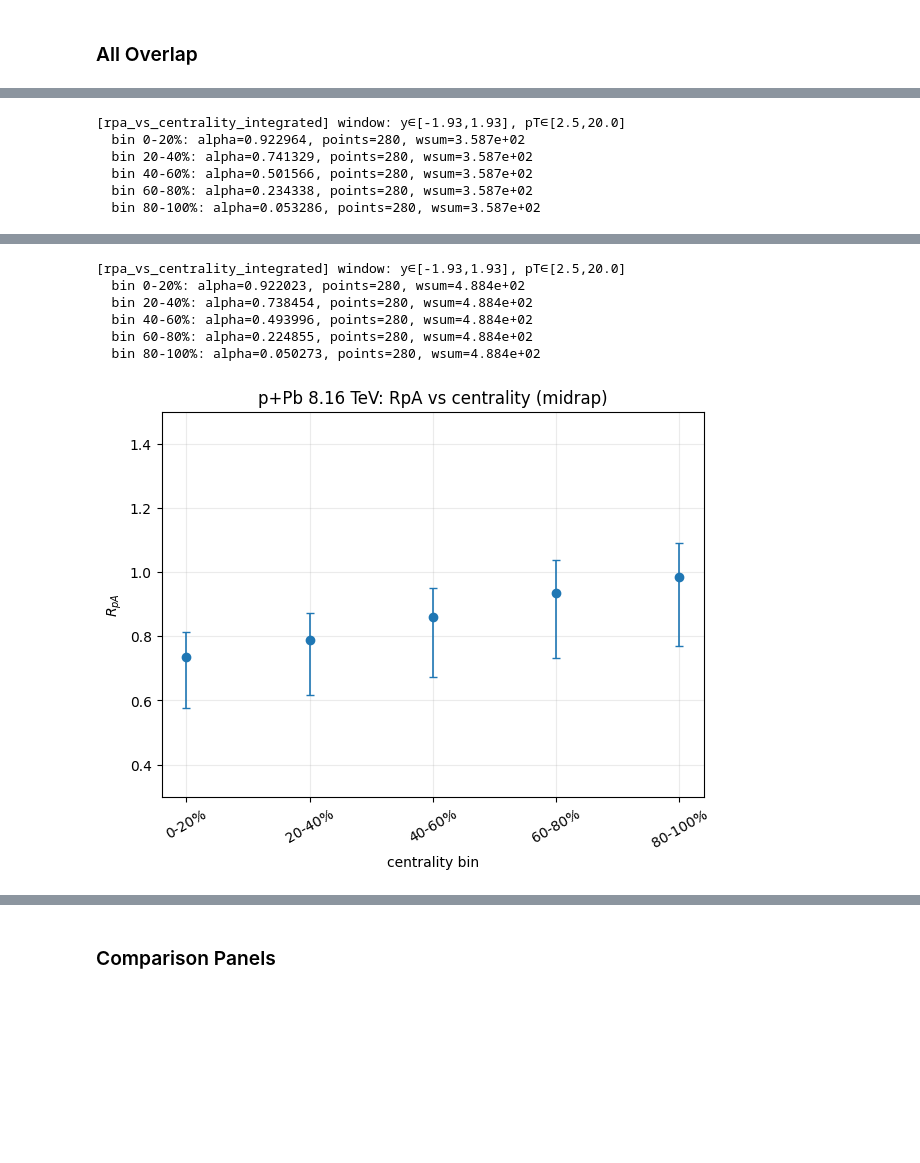
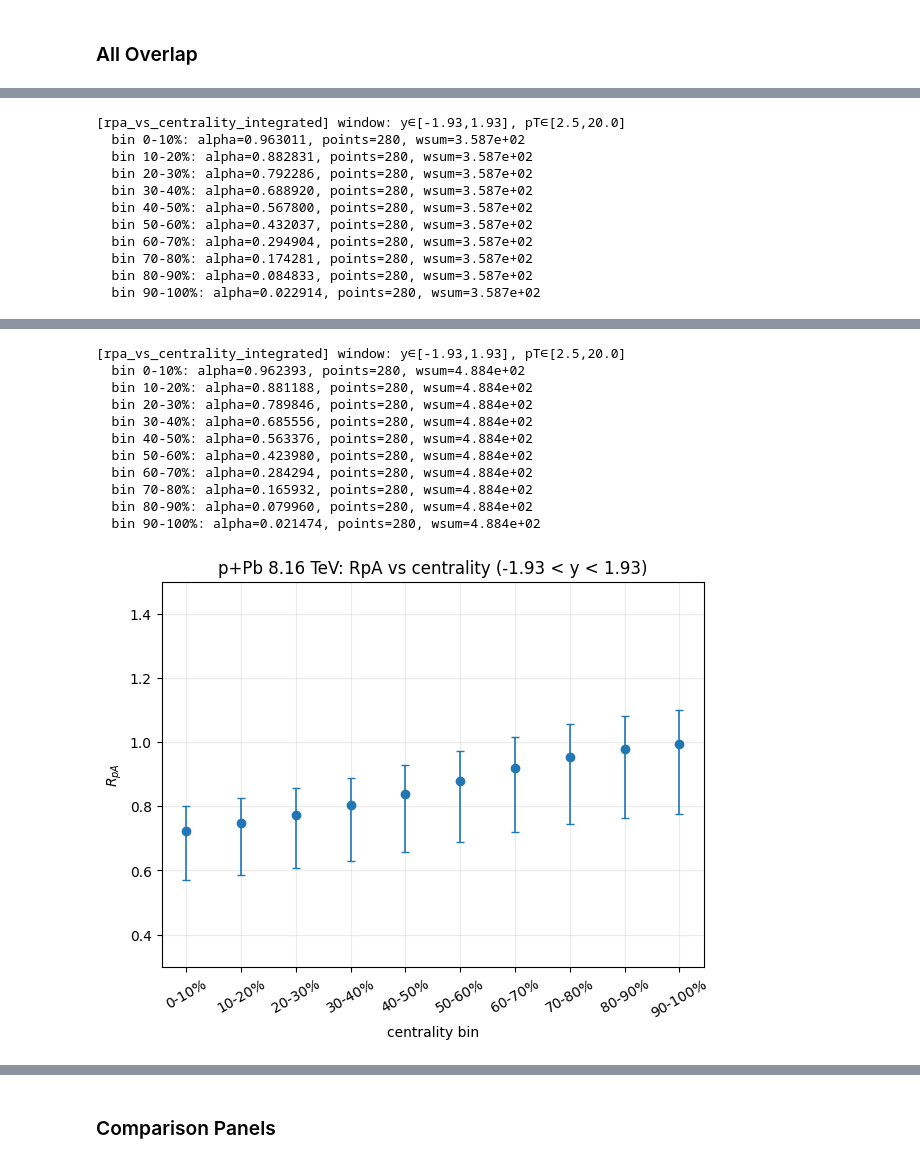
Before and after one commit to sabinthapa100/charmonia_combined_analysis, a Jupyter notebook: nPDF_Centrality.ipynb, the cells around one changed output, grey strips where cells are left out. Drawn from its saved outputs; the diff is of its cells as text; code cells hidden in the pictures; blank space fills up the shorter version.

```diff
--- a/nPDF_Centrality.ipynb
+++ b/nPDF_Centrality.ipynb
@@ -495,7 +495,7 @@ def SAWS_vs_b(model, rgrid, pa_df, y_min, y_max, pt_min, pt_max,
     return pd.DataFrame(rows)
 # %%
 # S_AWS vs impact parameter (forward window as example)
-b_vals = np.linspace(0, 12, 121)
+b_vals = np.linspace(0, 8, 101)
 tab_SAWS_b = SAWS_vs_b(model5, rgrid5, sys5.df_pa,
                        y_min=2.5, y_max=4.0, pt_min=2.5, pt_max=20.0,
                        b_values=b_vals, sigmaNN_mb=sigmaNN_mb5)
@@ -510,5 +510,5 @@ plt.show()
 # %%
-cent_edges = [0,20,40,60,80,100]
+cent_edges = [0,10,20,30,40,50,60,70,80,90,100]
 
 # S_AWS vs y (pT ≥ 2.5)
 saws_y_tabs = SAWS_vs_y_by_centrality(model5, rgrid5, sys5.df_pa, cent_edges,
@@ -553,7 +585,7 @@ res_b = model5.rpa_vs_b(
     rgrid=rgrid5, df_pa=sys5.df_pa,
     y_min=-5, y_max=4.0,        # CMS mid-rapidity
     pt_min=0.0,  pt_max=20.0,
-    b_values=None,                  # use model's b grid
+    b_values=b_vals,                  # use model's b grid
     sigmaNN_mb=sigmaNN_mb5,
     verbose=True
 )
@@ -628,12 +660,17 @@ def rpa_vs_cent_table(model, rgrid, pa_df, ywin, ptmin, ptmax, out_dir, tag, nam
     return tab
 # %%
 #  5.02 TeV vs 8 (correct σNN)
-tab5_mid = rpa_vs_cent_table(model5, rgrid5, sys5.df_pa, (-1.93, 1.93), 2.5, 20.0, out5, "p+Pb 5.02 TeV", "midrap",   sigmaNN_mb5)
-tab8_mid = rpa_vs_cent_table(model8, rgrid8, sys8.df_pa, (-1.93, 1.93), 2.5, 20.0, out8, "p+Pb 8.16 TeV", "midrap",   sigmaNN_mb8)
+tab5_mid = rpa_vs_cent_table(model5, rgrid5, sys5.df_pa, (-1.93, 1.93), 2.5, 20.0, out5, "p+Pb 5.02 TeV", "-1.93 < y < 1.93",   sigmaNN_mb5)
+tab8_mid = rpa_vs_cent_table(model8, rgrid8, sys8.df_pa, (-1.93, 1.93), 2.5, 20.0, out8, "p+Pb 8.16 TeV", "-1.93 < y < 1.93",   sigmaNN_mb8)
 # %% [output]
 [rpa_vs_centrality_integrated] window: y∈[-1.93,1.93], pT∈[2.5,20.0]
-  bin 0-20%: alpha=0.922964, points=280, wsum=3.587e+02
-  bin 20-40%: alpha=0.741329, points=280, wsum=3.587e+02
-  bin 40-60%: alpha=0.501566, points=280, wsum=3.587e+02
-  bin 60-80%: alpha=0.234338, points=280, wsum=3.587e+02
-  bin 80-100%: alpha=0.053286, points=280, wsum=3.587e+02
+  bin 0-10%: alpha=0.963011, points=280, wsum=3.587e+02
+  bin 10-20%: alpha=0.882831, points=280, wsum=3.587e+02
+  bin 20-30%: alpha=0.792286, points=280, wsum=3.587e+02
+  bin 30-40%: alpha=0.688920, points=280, wsum=3.587e+02
+  bin 40-50%: alpha=0.567800, points=280, wsum=3.587e+02
+  bin 50-60%: alpha=0.432037, points=280, wsum=3.587e+02
+  bin 60-70%: alpha=0.294904, points=280, wsum=3.587e+02
+  bin 70-80%: alpha=0.174281, points=280, wsum=3.587e+02
+  bin 80-90%: alpha=0.084833, points=280, wsum=3.587e+02
+  bin 90-100%: alpha=0.022914, points=280, wsum=3.587e+02
@@ -641,10 +678,15 @@ tab8_mid = rpa_vs_cent_table(model8, rgrid8, sys8.df_pa, (-1.93, 1.93), 2.5, 20.
 [rpa_vs_centrality_integrated] window: y∈[-1.93,1.93], pT∈[2.5,20.0]
-  bin 0-20%: alpha=0.922023, points=280, wsum=4.884e+02
-  bin 20-40%: alpha=0.738454, points=280, wsum=4.884e+02
-  bin 40-60%: alpha=0.493996, points=280, wsum=4.884e+02
-  bin 60-80%: alpha=0.224855, points=280, wsum=4.884e+02
-  bin 80-100%: alpha=0.050273, points=280, wsum=4.884e+02
+  bin 0-10%: alpha=0.962393, points=280, wsum=4.884e+02
+  bin 10-20%: alpha=0.881188, points=280, wsum=4.884e+02
+  bin 20-30%: alpha=0.789846, points=280, wsum=4.884e+02
+  bin 30-40%: alpha=0.685556, points=280, wsum=4.884e+02
+  bin 40-50%: alpha=0.563376, points=280, wsum=4.884e+02
+  bin 50-60%: alpha=0.423980, points=280, wsum=4.884e+02
+  bin 60-70%: alpha=0.284294, points=280, wsum=4.884e+02
+  bin 70-80%: alpha=0.165932, points=280, wsum=4.884e+02
+  bin 80-90%: alpha=0.079960, points=280, wsum=4.884e+02
+  bin 90-100%: alpha=0.021474, points=280, wsum=4.884e+02
-[figure, old version]
+[figure, new version]
 # %%
 ## 5 vs 8
 tab5_fwd = rpa_vs_cent_table(model5, rgrid5, sys5.df_pa, ( 2.50, 4.00), 2.5, 20.0, out5, "p+Pb 5.02 TeV", "forward",  sigmaNN_mb5)
```
Also changed, not shown: parts of 20 cells of this notebook, 10 other files.
